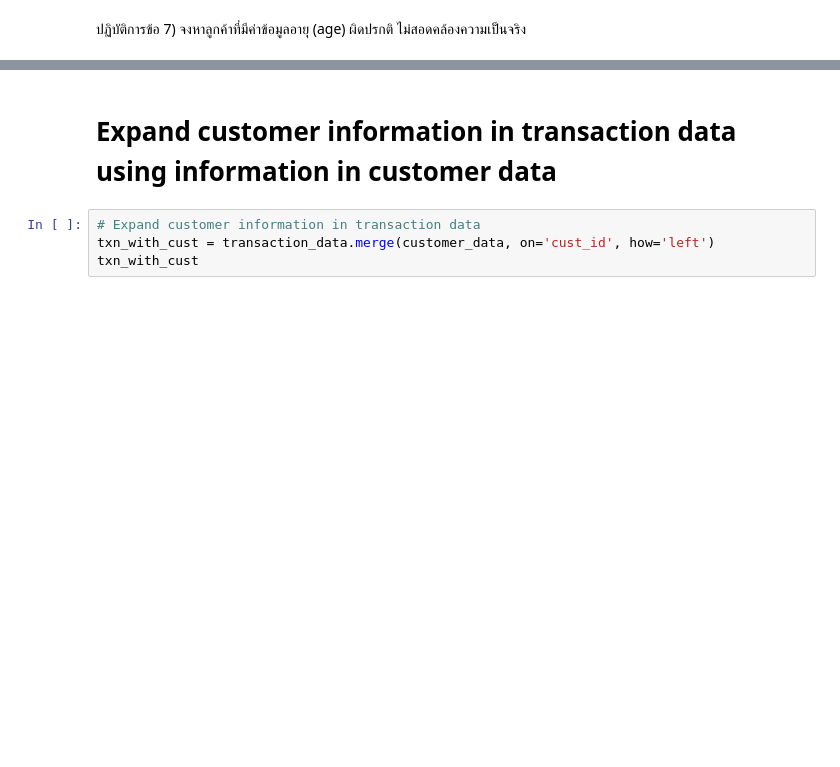
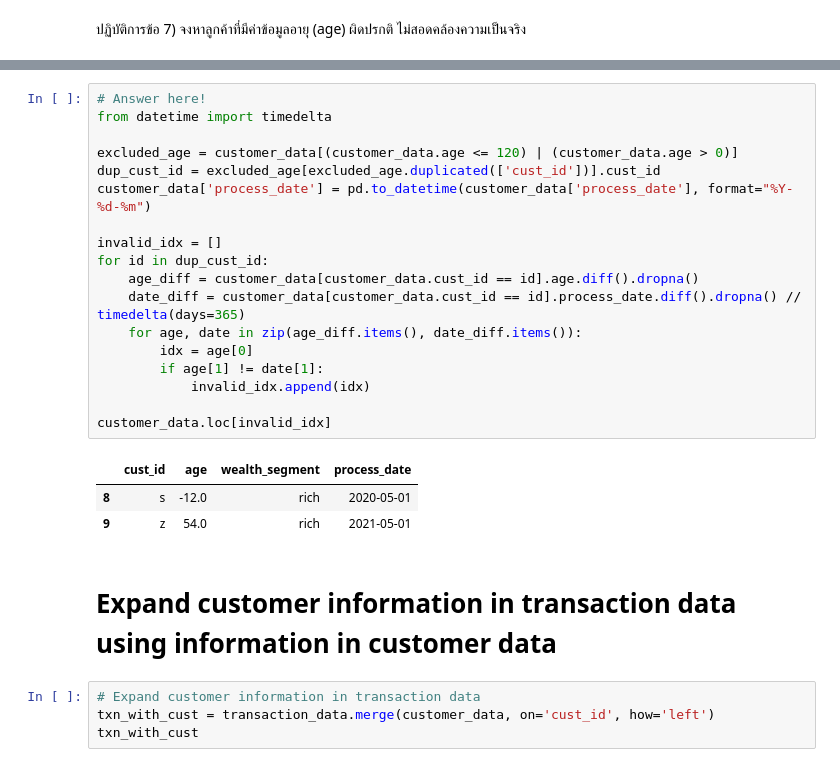
Before and after one commit to tackulus/204426, a Jupyter notebook: Lab_05_610510531.ipynb, the cells around one changed output, grey strips where cells are left out. Saved outputs shown, nothing was run; the diff lists cells and outputs as text; blank space fills up the shorter version.

```diff
--- a/Lab_05_610510531.ipynb
+++ b/Lab_05_610510531.ipynb
@@ -81,3 +186,25 @@ transaction_data[transaction_data.duplicated(['txn_id','cust_id'])]
+# %%
+# Answer here!
+from datetime import timedelta
+
+excluded_age = customer_data[(customer_data.age <= 120) | (customer_data.age > 0)]
+dup_cust_id = excluded_age[excluded_age.duplicated(['cust_id'])].cust_id
+customer_data['process_date'] = pd.to_datetime(customer_data['process_date'], format="%Y-%d-%m")
+
+invalid_idx = []
+for id in dup_cust_id:
+    age_diff = customer_data[customer_data.cust_id == id].age.diff().dropna()
+    date_diff = customer_data[customer_data.cust_id == id].process_date.diff().dropna() // timedelta(days=365)
+    for age, date in zip(age_diff.items(), date_diff.items()):
+        idx = age[0]
+        if age[1] != date[1]:
+            invalid_idx.append(idx)
+
+customer_data.loc[invalid_idx]
+# %% [output]
+|  | cust_id | age | wealth_segment | process_date |
+| 8 | s | -12.0 | rich | 2020-05-01 |
+| 9 | z | 54.0 | rich | 2021-05-01 |
 # %% [markdown]
 # Expand customer information in transaction data using information in customer data
 # %%
```
Also changed, not shown: parts of 22 cells of this notebook.
